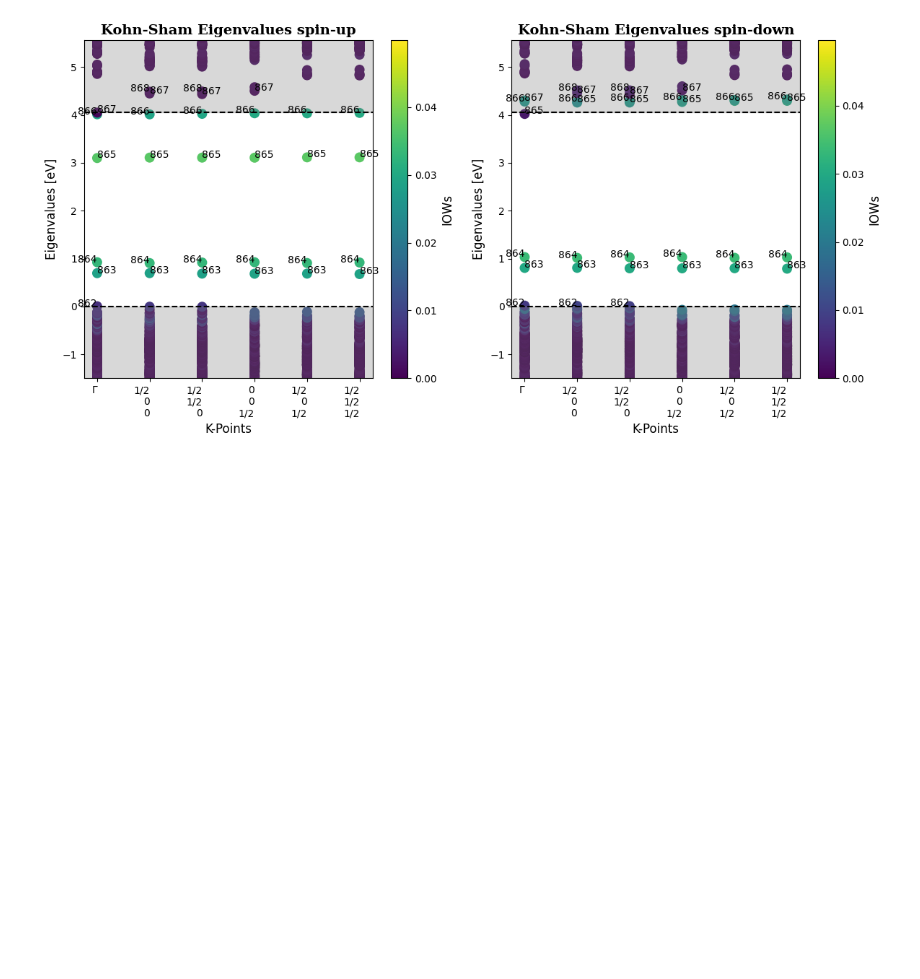
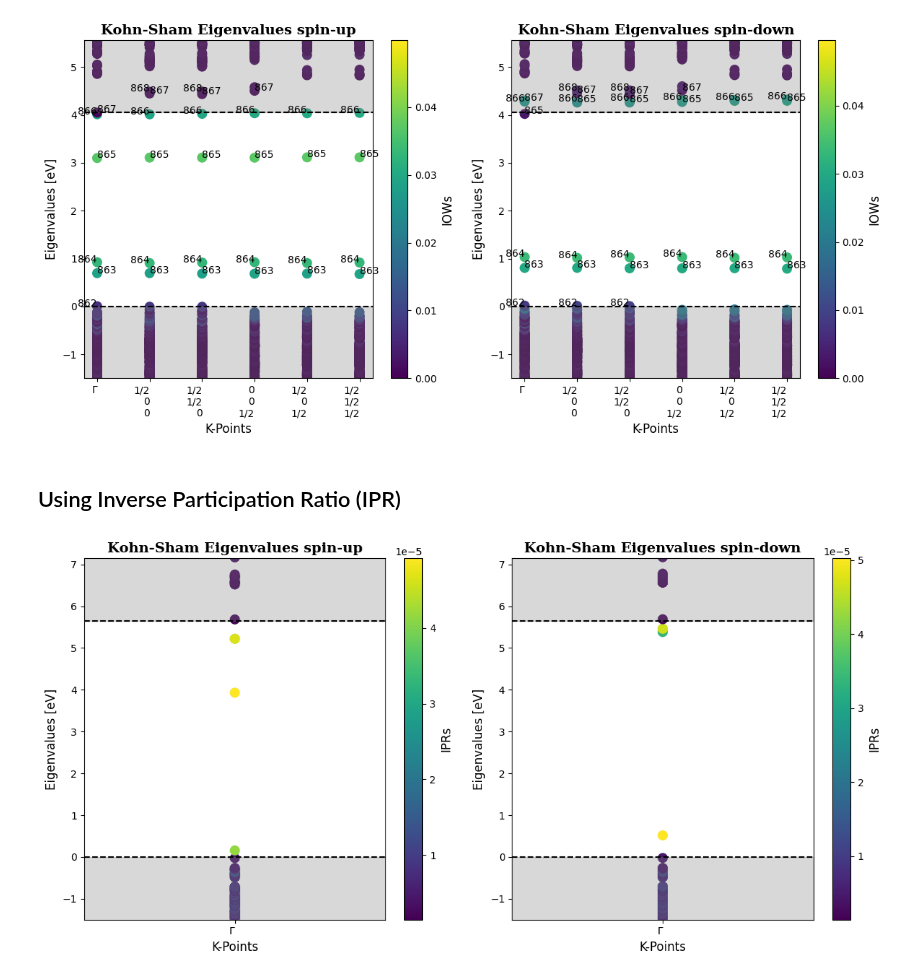
Before and after one commit to Luisrj14/VaspDefAnalysis, a Jupyter notebook: notebook/plot_localized_state.ipynb, the cells around one changed output. Drawn from its saved outputs; the diff is of its cells as text; code cells hidden in the pictures; blank space fills up the shorter version.

Commit message:
update plot_localized_state.py

```diff
--- a/notebook/plot_localized_state.ipynb
+++ b/notebook/plot_localized_state.ipynb
@@ -60,3 +62,38 @@ output_file = os.path.join(directory, f"state_localization_IOWs_{parent_dir_name
 # Optionally, show the plot (if needed)
 #plt.figure(fig)
 #plt.show(fig)
+# %% [markdown]
+## Using Inverse Participation Ratio (IPR)
+# %%
+from VaspDefAnalysis.plotter.plot_localization_factor import PlotLocalizedStates
+
+# The VBM and CBM (PBE)
+#VBM = 5.9732   # [eV]
+#CBM = 10.0299  # [eV]
+
+# The VBM and CBM (HSE06)
+VBM = 5.3092    # [eV]
+CBM = 10.9541   # [eV]
+
+# Path to the WAVECAR file
+WAVECAR_path = "/home/luis/Downloads/WAVECAR"
+
+# Path to the vasprun.xml file
+vasprun_path = "/home/luis/Downloads/vasprun.xml"
+
+# Plot the localization factor
+fig_loc = PlotLocalizedStates.get_plot_LS_using_IPR(WAVECAR_path=WAVECAR_path,
+                                                    vasprun_path=vasprun_path,
+                                                   VBM=VBM,
+                                                   CBM=CBM,
+                                                   lgamma=True,
+                                                   show_band_index=True,
+                                                   #band_index_expand_between_VBM_CBM=(0.1,0.5),
+                                                   #figsize=(12,16)
+                                                   #layout="vertical",
+                                                   #y_limit=(-3,8)
+                                                   )#scatter_settings= {"cmap": "cividis"})
+                                                   #scatter_settings= {"cmap": "Reds"})
+                                                   #scatter_settings= {"cmap": "Blues"})
+# %% [output]
+[figure, added]
```
Also changed, not shown: parts of 2 cells of this notebook.
